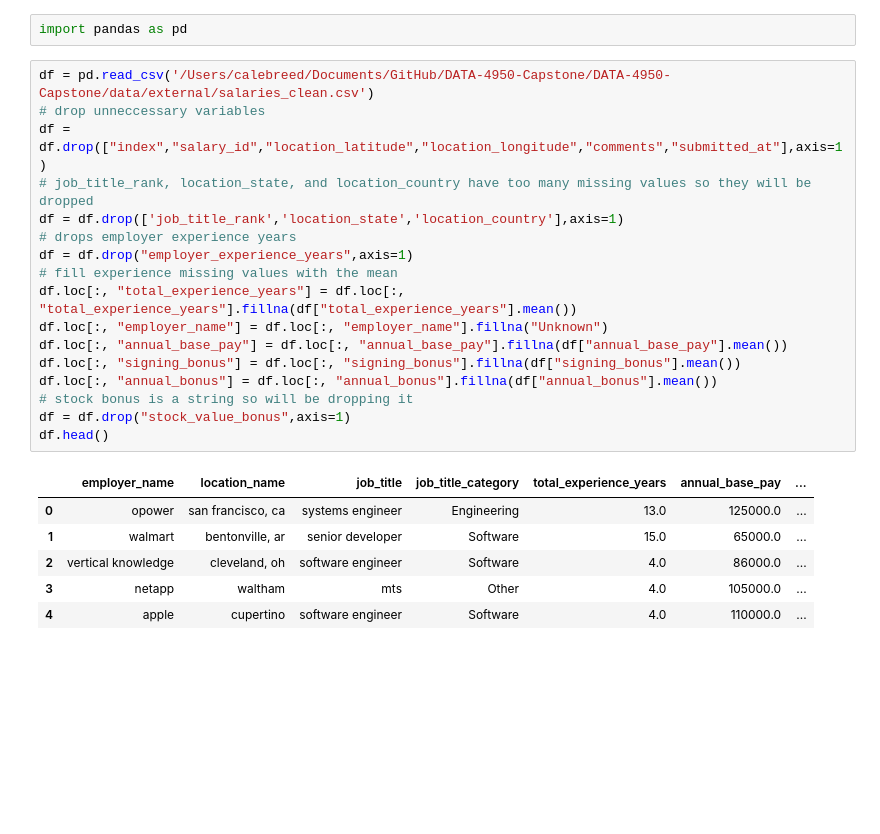
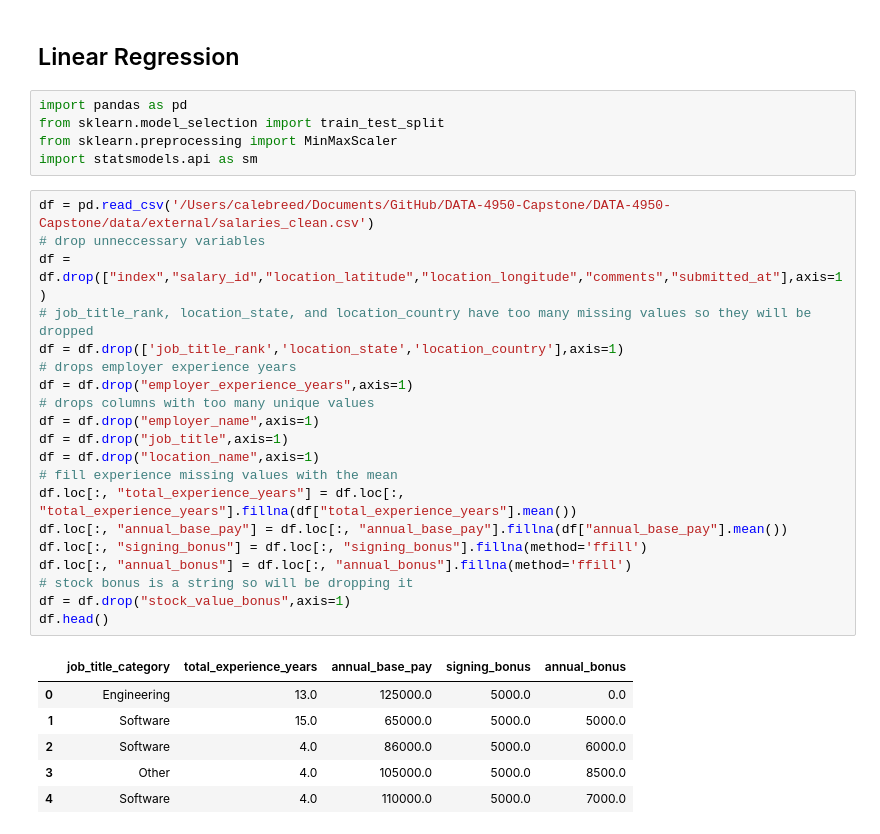
Before and after one commit to cjr200/DATA-4950-Capstone, a Jupyter notebook: DATA-4950-Capstone/notebooks/linear_regression.ipynb, the cells around one changed output. Drawn from its saved outputs; the diff is of its cells as text; blank space fills up the shorter version.

Commit message:
first linear model

```diff
--- a/DATA-4950-Capstone/notebooks/linear_regression.ipynb
+++ b/DATA-4950-Capstone/notebooks/linear_regression.ipynb
@@ -1,26 +1,34 @@
-# %%
-import pandas as pd
+# %% [markdown]
+## Linear Regression
+# %%
+import pandas as pd
+from sklearn.model_selection import train_test_split
+from sklearn.preprocessing import MinMaxScaler
+import statsmodels.api as sm
 # %%
 df = pd.read_csv('/Users/calebreed/Documents/GitHub/DATA-4950-Capstone/DATA-4950-Capstone/data/external/salaries_clean.csv')
 # drop unneccessary variables
 df = df.drop(["index","salary_id","location_latitude","location_longitude","comments","submitted_at"],axis=1)
 # job_title_rank, location_state, and location_country have too many missing values so they will be dropped
 df = df.drop(['job_title_rank','location_state','location_country'],axis=1)
 # drops employer experience years
 df = df.drop("employer_experience_years",axis=1)
+# drops columns with too many unique values
+df = df.drop("employer_name",axis=1)
+df = df.drop("job_title",axis=1)
+df = df.drop("location_name",axis=1)
 # fill experience missing values with the mean
 df.loc[:, "total_experience_years"] = df.loc[:, "total_experience_years"].fillna(df["total_experience_years"].mean())
-df.loc[:, "employer_name"] = df.loc[:, "employer_name"].fillna("Unknown")
 df.loc[:, "annual_base_pay"] = df.loc[:, "annual_base_pay"].fillna(df["annual_base_pay"].mean())
-df.loc[:, "signing_bonus"] = df.loc[:, "signing_bonus"].fillna(df["signing_bonus"].mean())
-df.loc[:, "annual_bonus"] = df.loc[:, "annual_bonus"].fillna(df["annual_bonus"].mean())
+df.loc[:, "signing_bonus"] = df.loc[:, "signing_bonus"].fillna(method='ffill')
+df.loc[:, "annual_bonus"] = df.loc[:, "annual_bonus"].fillna(method='ffill')
 # stock bonus is a string so will be dropping it
 df = df.drop("stock_value_bonus",axis=1)
 df.head()
 # %% [output]
-|  | employer_name | location_name | job_title | job_title_category | total_experience_years | annual_base_pay | ... |
-| 0 | opower | san francisco, ca | systems engineer | Engineering | 13.0 | 125000.0 | ... |
-| 1 | walmart | bentonville, ar | senior developer | Software | 15.0 | 65000.0 | ... |
-| 2 | vertical knowledge | cleveland, oh | software engineer | Software | 4.0 | 86000.0 | ... |
-| 3 | netapp | waltham | mts | Other | 4.0 | 105000.0 | ... |
-| 4 | apple | cupertino | software engineer | Software | 4.0 | 110000.0 | ... |
+|  | job_title_category | total_experience_years | annual_base_pay | signing_bonus | annual_bonus |
+| 0 | Engineering | 13.0 | 125000.0 | 5000.0 | 0.0 |
+| 1 | Software | 15.0 | 65000.0 | 5000.0 | 5000.0 |
+| 2 | Software | 4.0 | 86000.0 | 5000.0 | 6000.0 |
+| 3 | Other | 4.0 | 105000.0 | 5000.0 | 8500.0 |
+| 4 | Software | 4.0 | 110000.0 | 5000.0 | 7000.0 |
```
Also changed, not shown: parts of 14 cells of this notebook.
